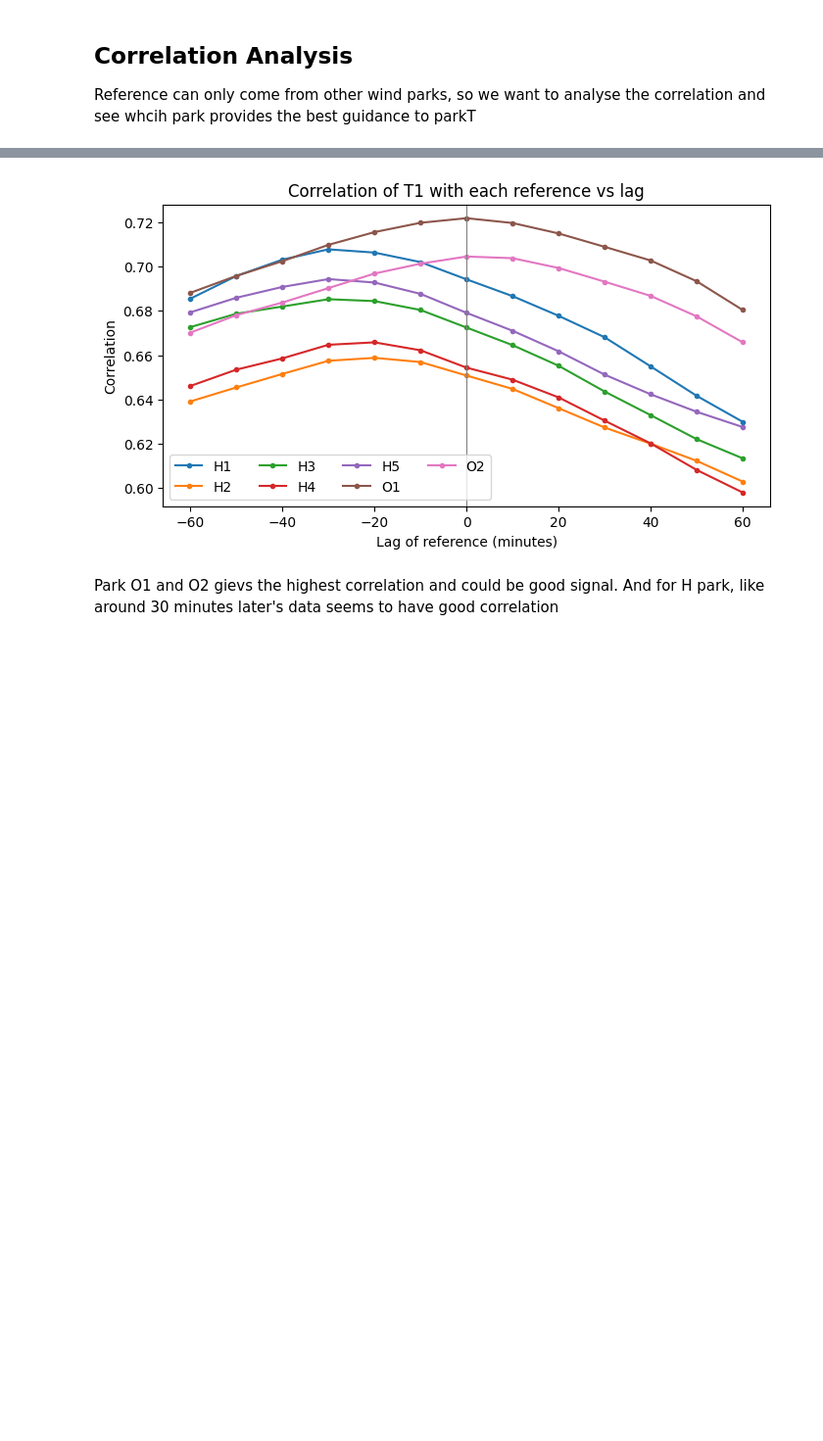
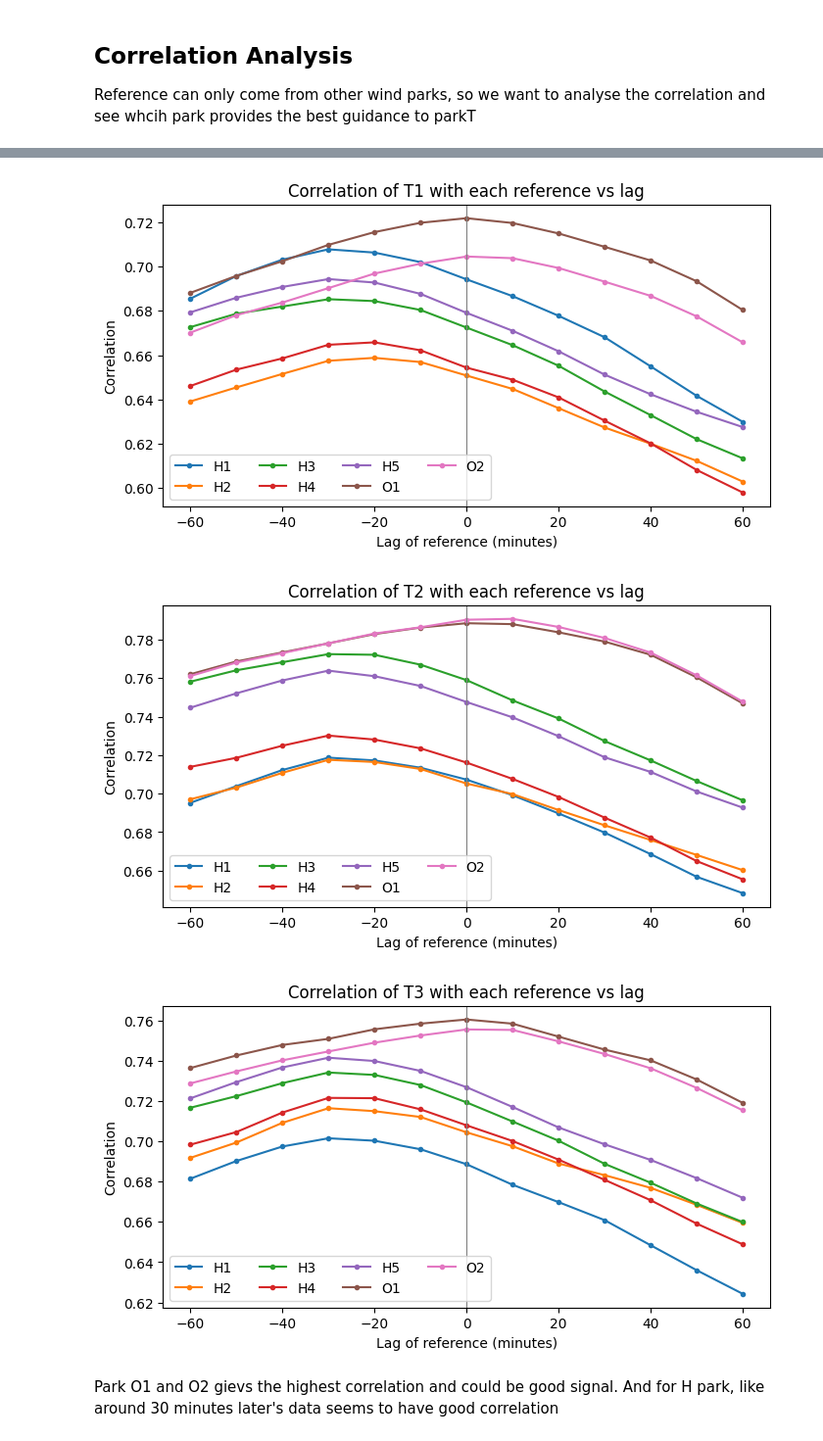
Before and after one commit to AdrianBodrug/Gone-with-the-wind-BayWe-Challenge, a Jupyter notebook: notebooks/data_analysis.ipynb, the cells around one changed output, grey strips where cells are left out. Shown at 98% size. Drawn from its saved outputs; the diff is of its cells as text; code cells hidden in the pictures; blank space fills up the shorter version.

```diff
--- a/notebooks/data_analysis.ipynb
+++ b/notebooks/data_analysis.ipynb
@@ -385,33 +385,53 @@ display(lag_table.pivot(index="ref", columns="target", values="lag_min"))
 t = targets[0]
 fig, ax = plt.subplots(figsize=(8, 4))
 for r in refs:
     ax.plot(curves[(t, r)].index, curves[(t, r)].values, marker="o", ms=3, label=r)
 ax.axvline(0, color="grey", lw=.8)
 ax.set_xlabel("Lag of reference (minutes)"); ax.set_ylabel("Correlation")
 ax.set_title(f"Correlation of {t} with each reference vs lag"); ax.legend(ncol=4)
 plt.show()
+
+t = targets[1]
+fig, ax = plt.subplots(figsize=(8, 4))
+for r in refs:
+    ax.plot(curves[(t, r)].index, curves[(t, r)].values, marker="o", ms=3, label=r)
+ax.axvline(0, color="grey", lw=.8)
+ax.set_xlabel("Lag of reference (minutes)"); ax.set_ylabel("Correlation")
+ax.set_title(f"Correlation of {t} with each reference vs lag"); ax.legend(ncol=4)
+plt.show()
+
+t = targets[2]
+fig, ax = plt.subplots(figsize=(8, 4))
+for r in refs:
+    ax.plot(curves[(t, r)].index, curves[(t, r)].values, marker="o", ms=3, label=r)
+ax.axvline(0, color="grey", lw=.8)
+ax.set_xlabel("Lag of reference (minutes)"); ax.set_ylabel("Correlation")
+ax.set_title(f"Correlation of {t} with each reference vs lag"); ax.legend(ncol=4)
+plt.show()
 # %% [output]
 Correlation at best lag:
 | target | T1 | T2 | T3 |
 | ref |  |  |  |
 | H1 | 0.708 | 0.719 | 0.702 |
 | H2 | 0.659 | 0.718 | 0.717 |
 | H3 | 0.685 | 0.772 | 0.734 |
 | H4 | 0.666 | 0.730 | 0.722 |
 | H5 | 0.694 | 0.764 | 0.742 |
 | O1 | 0.722 | 0.789 | 0.761 |
 | O2 | 0.705 | 0.791 | 0.756 |
 Best lag (minutes, negative = target sees the wind first):
 | target | T1 | T2 | T3 |
 | ref |  |  |  |
 | H1 | -30 | -30 | -30 |
 | H2 | -20 | -30 | -30 |
 | H3 | -30 | -30 | -30 |
 | H4 | -20 | -30 | -30 |
 | H5 | -30 | -30 | -30 |
 | O1 | 0 | 0 | 0 |
 | O2 | 0 | 10 | 0 |
 [figure]
+[figure, added]
+[figure, added]
 # %% [markdown]
 Park O1 and O2 gievs the highest correlation and could be good signal. And for H park, like around 30 minutes later's data seems to have good correlation
 # %% [markdown]
```
Also changed, not shown: parts of 32 cells of this notebook, 8 other files.
